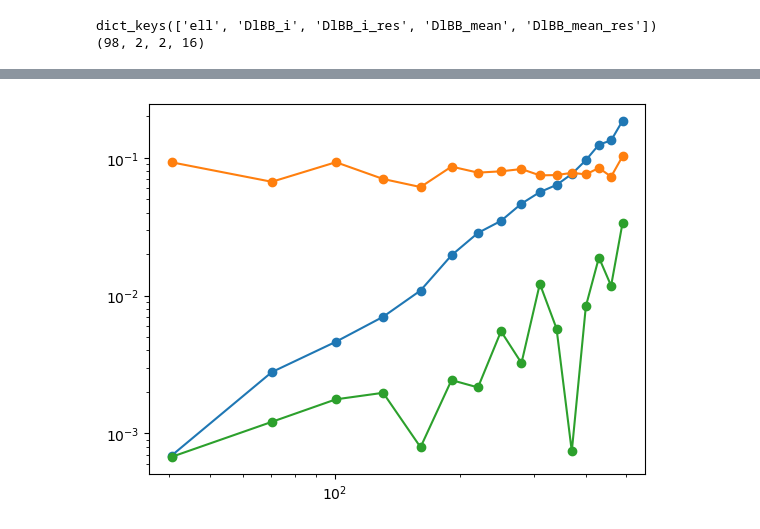
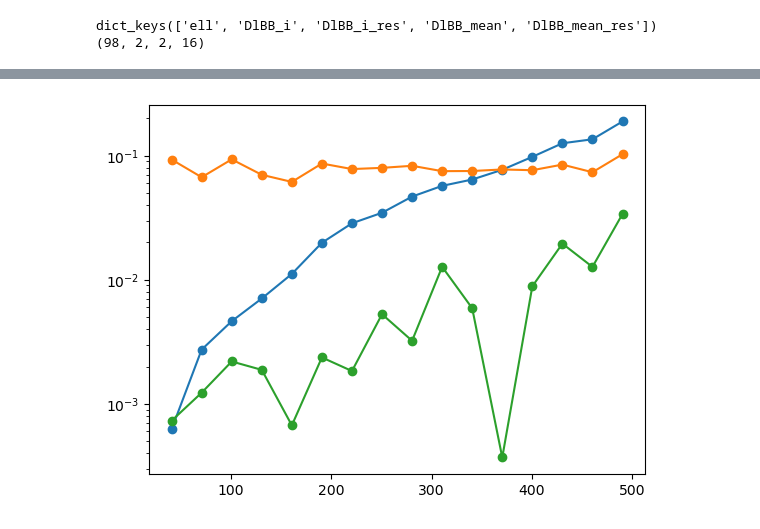
Before and after one commit to mathias77515/CMM-Pipeline, a Jupyter notebook: scripts_nahuel/analysis-r-2.ipynb, the cells around one changed output, grey strips where cells are left out. Saved outputs shown, nothing was run; the diff lists cells and outputs as text; code cells hidden in the pictures.

```diff
--- a/scripts_nahuel/analysis-r-2.ipynb
+++ b/scripts_nahuel/analysis-r-2.ipynb
@@ -17,8 +17,8 @@ def give_cl_cmb(ell, r=0, Alens=1.):
         power_spectrum += r * hp.read_cl('/home/nahue-ofi/CMM-Pipeline/src/data/Cls_Planck2018_unlensed_scalar_and_tensor_r1.fits')[:,:4000]
     return np.interp(ell, np.arange(1, 4001, 1), power_spectrum[2])
 
-with open('/home/nahue-ofi/CMM-Pipeline/src/autospectrum_cmb_d0_100_143_planck_parametric_d0_two.pkl', 'rb') as f: #autospectrum_realistic_in_cmb_d1_s0_out_cmb_d1_parametric_d1_two #autospectrum_forecast_inCMBDustSync_outCMBDustSync_advancedparametric_d0_two
-    data = pickle.load(f)
+# with open('/home/nahue-ofi/CMM-Pipeline/src/autospectrum_cmb_d0_100_143_planck_parametric_d0_two.pkl', 'rb') as f: #autospectrum_realistic_in_cmb_d1_s0_out_cmb_d1_parametric_d1_two #autospectrum_forecast_inCMBDustSync_outCMBDustSync_advancedparametric_d0_two
+#     data1 = pickle.load(f)
 
 with open('/home/nahue-ofi/CMM-Pipeline/src/autospectrum_cmb_d0_fullHFI_planck_parametric_d0_two.pkl', 'rb') as f: #autospectrum_realistic_in_cmb_d1_s0_out_cmb_d1_parametric_d1_two #autospectrum_forecast_inCMBDustSync_outCMBDustSync_advancedparametric_d0_two
     data = pickle.load(f)
@@ -146,16 +146,16 @@ plt.tight_layout
 # %%
 A=0.08
 alpha=-0.01
 
 plt.figure()
 plt.errorbar( data['ell'], data['DlBB_mean'][0,0,:], fmt = '-o', label = 'Dl_meanmap' )
 plt.errorbar( data['ell'], data['DlBB_mean'][1,1,:], fmt = '-o', label = 'Dl_meanmap' )
-plt.errorbar( data['ell'], np.abs(data['DlBB_mean'][0,1,:]), fmt = '-o', label = 'Dl_meanmap' )
-# plt.errorbar( data['ell'], data['DlBB_mean'][1,0,:], fmt = '-o', label = 'Dl_meanmap' )
+plt.errorbar( data['ell'], np.abs( data['DlBB_mean'][1,0,:] ), fmt = '-o', label = 'Dl_meanmap' )
+# plt.errorbar( data['ell'], data['DlBB_mean'][0,1,:], fmt = '-o', label = 'Dl_meanmap' )
 # plt.errorbar( data['ell'], A * (data['ell']/80)**alpha, fmt = '-o', label = 'Dl_meanmap' )
 
 plt.yscale('log')
-plt.xscale('log')
+# plt.xscale('log')
 # %% [output]
-[figure, old version]
+[figure, new version]
 # %%
```
Also changed, not shown: parts of 11 cells of this notebook, 1 other file.
